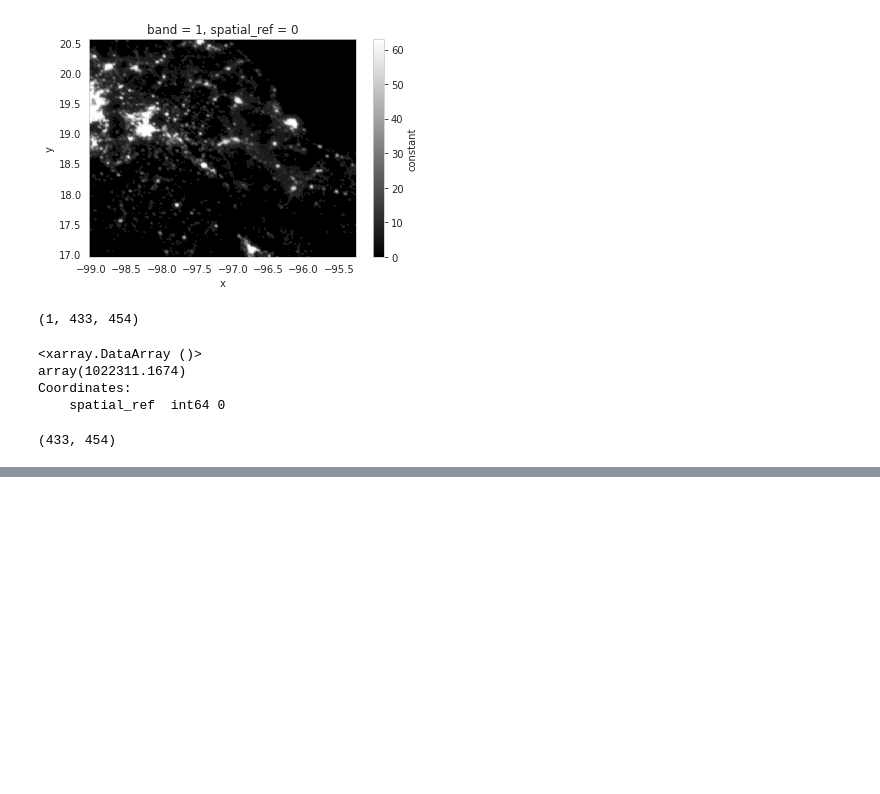
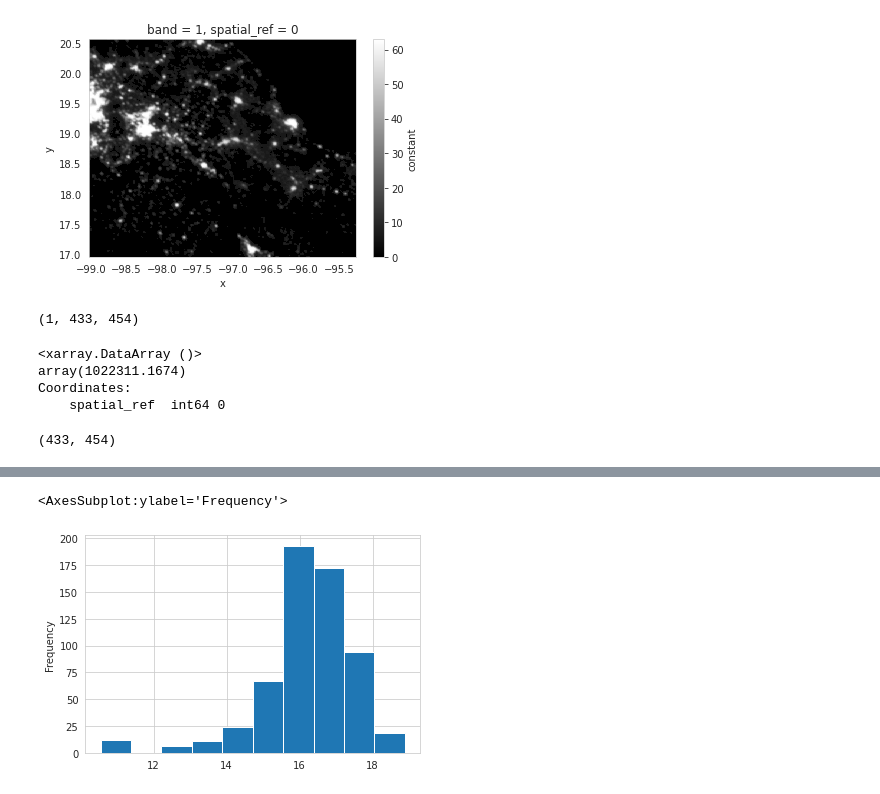
Before and after one commit to mianakajima/NightLights, a Jupyter notebook: notebooks/08_process_images.ipynb, the cells around one changed output, grey strips where cells are left out. Cells and saved outputs as stored; diff of their text form; code cells hidden in the pictures; blank space fills up the shorter version.

```diff
--- a/notebooks/08_process_images.ipynb
+++ b/notebooks/08_process_images.ipynb
@@ -52,0 +104,5 @@ test_pil.show()
+# %%
+np.log(population_df['population']).plot.hist()
+# %% [output]
+<AxesSubplot:ylabel='Frequency'>
+[figure, added]
```
Also changed, not shown: parts of 55 cells of this notebook, 1 other file.
